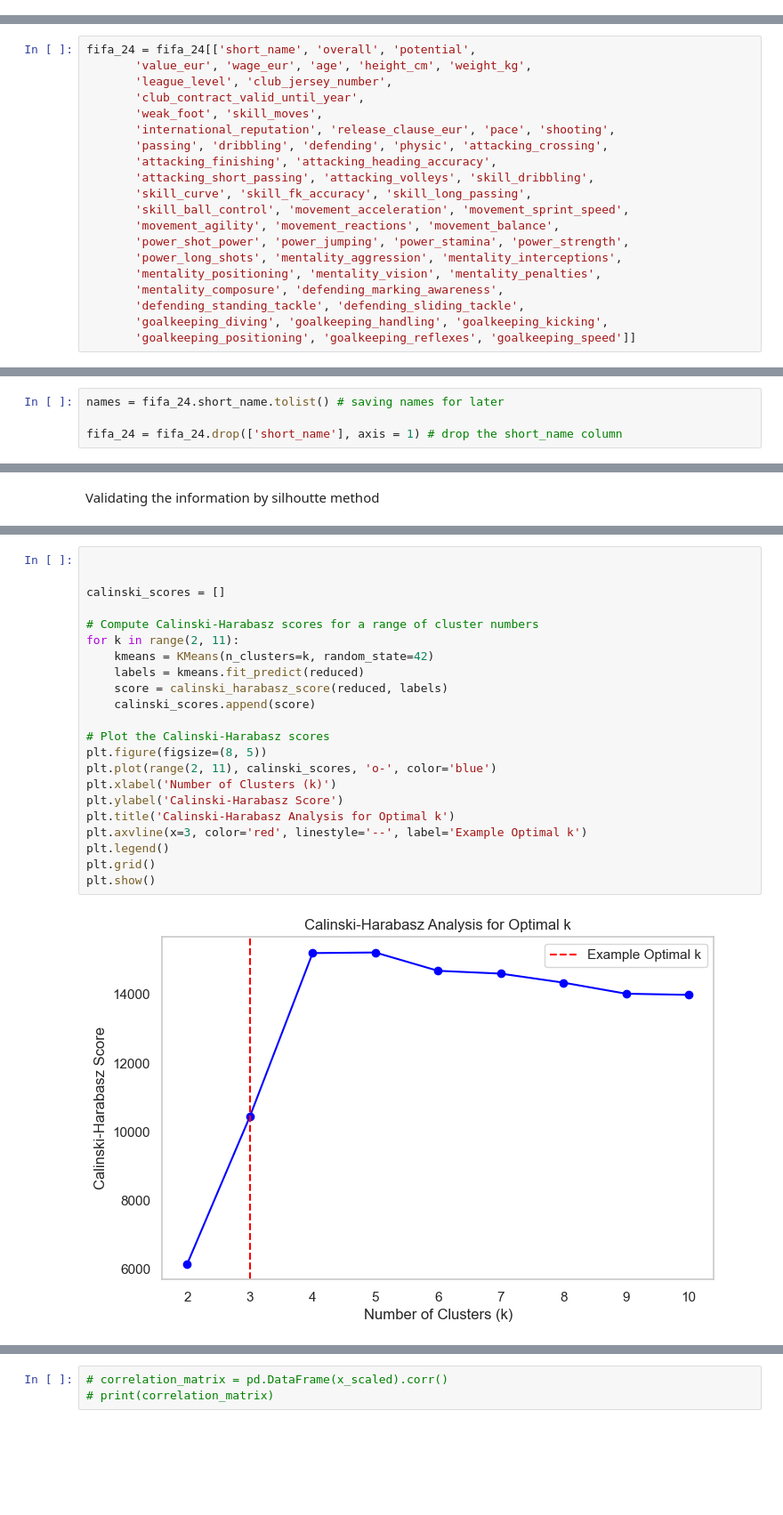
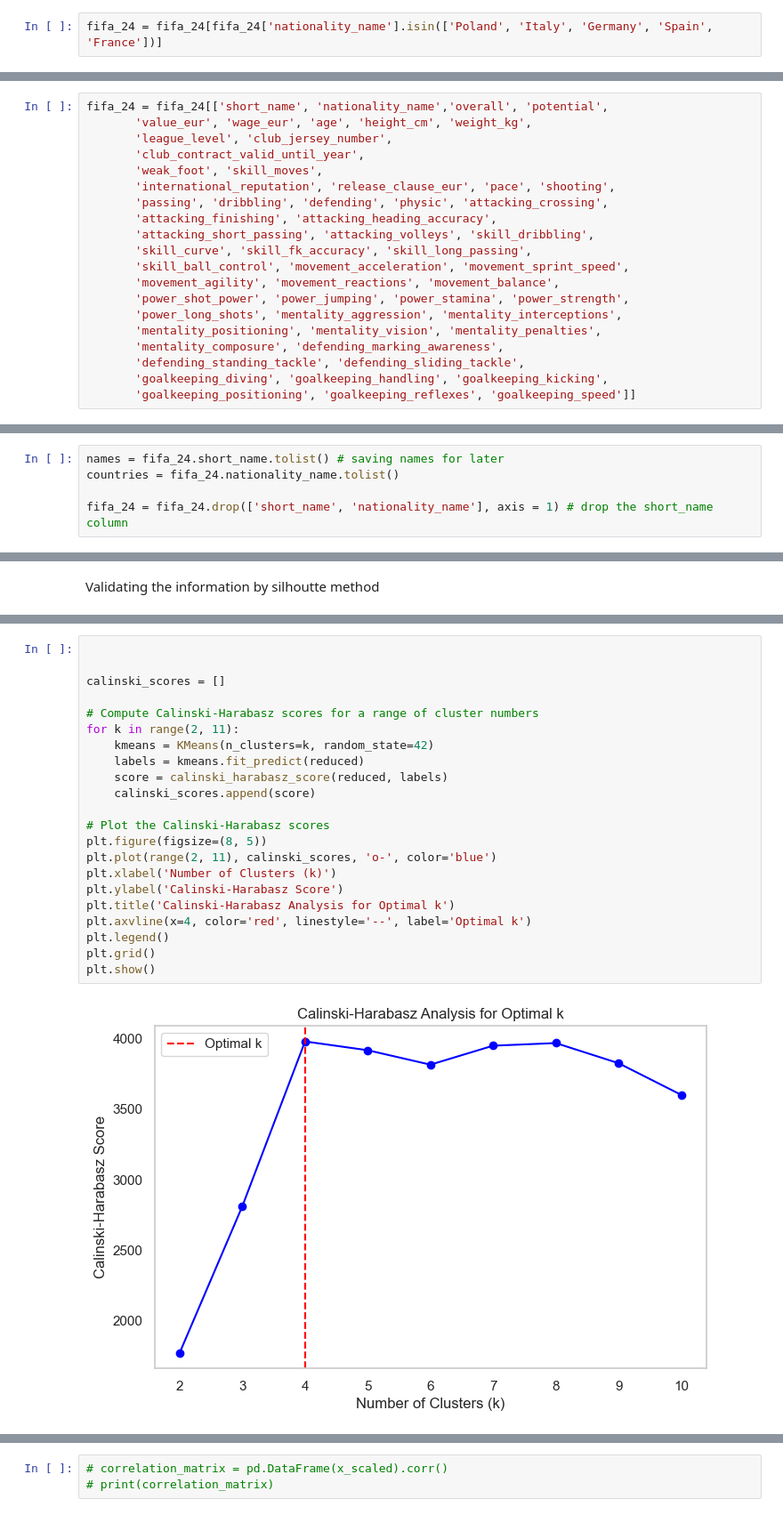
Before and after one commit to rajatdogra/usl, a Jupyter notebook: Clustering_and_DimensionReduction_Project_Rajat_474072.ipynb, the cells around one changed output, grey strips where cells are left out. Shown at 89% size. Saved outputs shown, nothing was run; the diff lists cells and outputs as text; blank space fills up the shorter version.

```diff
--- a/Clustering_and_DimensionReduction_Project_Rajat_474072.ipynb
+++ b/Clustering_and_DimensionReduction_Project_Rajat_474072.ipynb
@@ -164,0 +171,2 @@ plt.title('Top nationalities'.title(), fontsize=15, fontweight="bold");
+# %%
+fifa_24 = fifa_24[fifa_24['nationality_name'].isin(['Poland', 'Italy', 'Germany', 'Spain', 'France'])]
@@ -167,5 +177,5 @@ plt.title('Top nationalities'.title(), fontsize=15, fontweight="bold");
 # %%
-fifa_24 = fifa_24[['short_name', 'overall', 'potential',
+fifa_24 = fifa_24[['short_name', 'nationality_name','overall', 'potential',
        'value_eur', 'wage_eur', 'age', 'height_cm', 'weight_kg',
        'league_level', 'club_jersey_number',
        'club_contract_valid_until_year',
@@ -216,8 +226,9 @@ I looked through each column (eg. pace, dribbling, goalkeeping_speed, defending
 Based on my data understanding putting in mean for missing values seems reasonable. We could potentially think of better ways to fill the data synthetically, but mean provides a good balance between speed of implementation and quality. (I tested by putting values synthetically, end result was similar)
 # %%
 names = fifa_24.short_name.tolist() # saving names for later
+countries = fifa_24.nationality_name.tolist()
 
-fifa_24 = fifa_24.drop(['short_name'], axis = 1) # drop the short_name column
+fifa_24 = fifa_24.drop(['short_name', 'nationality_name'], axis = 1) # drop the short_name column
 # %%
 fifa_24 = fifa_24.fillna(fifa_24.mean())
 # %% [markdown]
@@ -394,27 +482,27 @@ plt.show()
 # %%
 
 
 calinski_scores = []
 
 # Compute Calinski-Harabasz scores for a range of cluster numbers
 for k in range(2, 11):
     kmeans = KMeans(n_clusters=k, random_state=42)
     labels = kmeans.fit_predict(reduced)
     score = calinski_harabasz_score(reduced, labels)
     calinski_scores.append(score)
 
 # Plot the Calinski-Harabasz scores
 plt.figure(figsize=(8, 5))
 plt.plot(range(2, 11), calinski_scores, 'o-', color='blue')
 plt.xlabel('Number of Clusters (k)')
 plt.ylabel('Calinski-Harabasz Score')
 plt.title('Calinski-Harabasz Analysis for Optimal k')
-plt.axvline(x=3, color='red', linestyle='--', label='Example Optimal k')
+plt.axvline(x=4, color='red', linestyle='--', label='Optimal k')
 plt.legend()
 plt.grid()
 plt.show()
 # %% [output]
-[figure, old version]
+[figure, new version]
 # %% [markdown]
 # Comment on Number of CLusters
 
```
Also changed, not shown: parts of 48 cells of this notebook.
